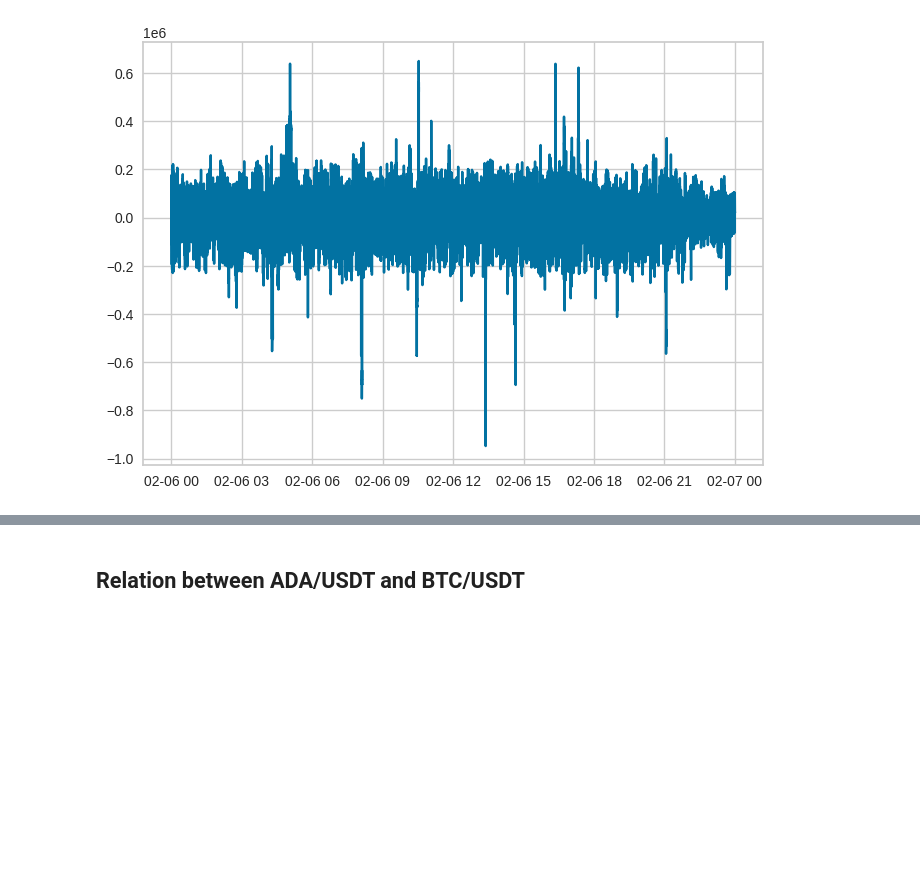
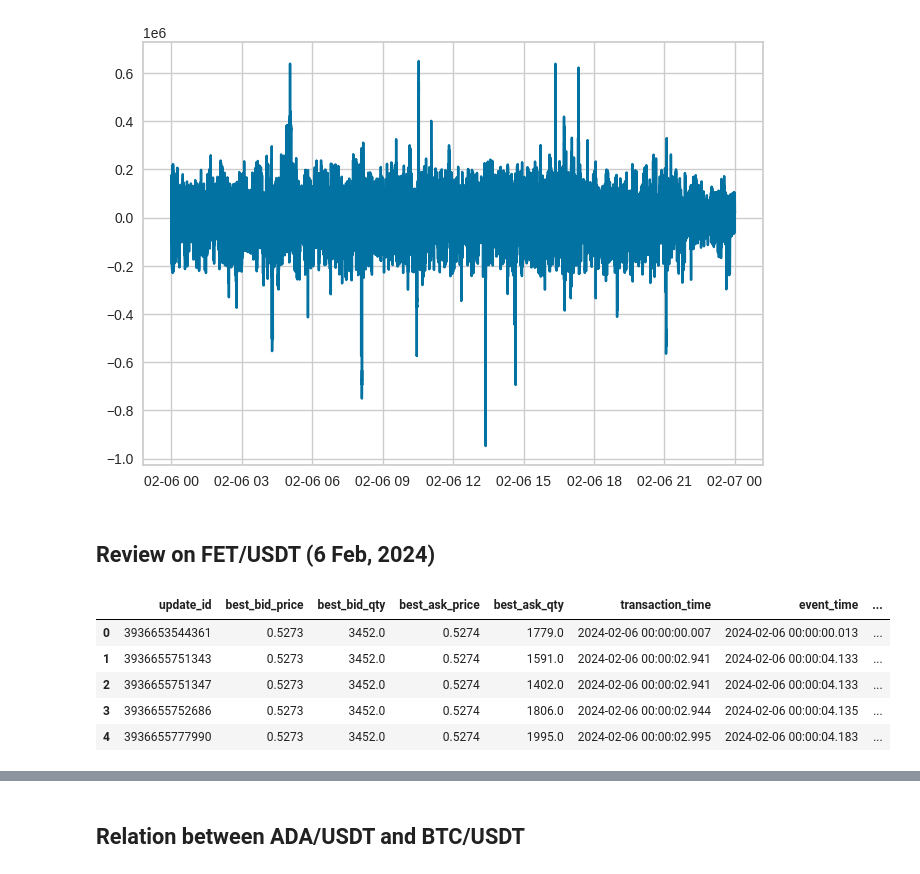
Before and after one commit to 1995parham-goodies/binance-client, a Jupyter notebook: demo.ipynb, the cells around one changed output, grey strips where cells are left out. Cells and saved outputs as stored; diff of their text form; code cells hidden in the pictures; blank space fills up the shorter version.

```diff
--- a/demo.ipynb
+++ b/demo.ipynb
@@ -333,3 +333,5 @@ plt.plot(df_ada_group_by_timestamp['transaction_time'], df_ada_group_by_timestam
 # %% [output]
 [<matplotlib.lines.Line2D at 0x...>]
 [figure]
+# %% [markdown]
+## Review on FET/USDT (6 Feb, 2024)
@@ -335,0 +345,9 @@ plt.plot(df_ada_group_by_timestamp['transaction_time'], df_ada_group_by_timestam
+# %%
+df_fet.head()
+# %% [output]
+|  | update_id | best_bid_price | best_bid_qty | best_ask_price | best_ask_qty | transaction_time | event_time | ... |
+| 0 | 3936653544361 | 0.5273 | 3452.0 | 0.5274 | 1779.0 | 2024-02-06 00:00:00.007 | 2024-02-06 00:00:00.013 | ... |
+| 1 | 3936655751343 | 0.5273 | 3452.0 | 0.5274 | 1591.0 | 2024-02-06 00:00:02.941 | 2024-02-06 00:00:04.133 | ... |
+| 2 | 3936655751347 | 0.5273 | 3452.0 | 0.5274 | 1402.0 | 2024-02-06 00:00:02.941 | 2024-02-06 00:00:04.133 | ... |
+| 3 | 3936655752686 | 0.5273 | 3452.0 | 0.5274 | 1806.0 | 2024-02-06 00:00:02.944 | 2024-02-06 00:00:04.135 | ... |
+| 4 | 3936655777990 | 0.5273 | 3452.0 | 0.5274 | 1995.0 | 2024-02-06 00:00:02.995 | 2024-02-06 00:00:04.183 | ... |
```
Also changed, not shown: parts of 10 cells of this notebook.
